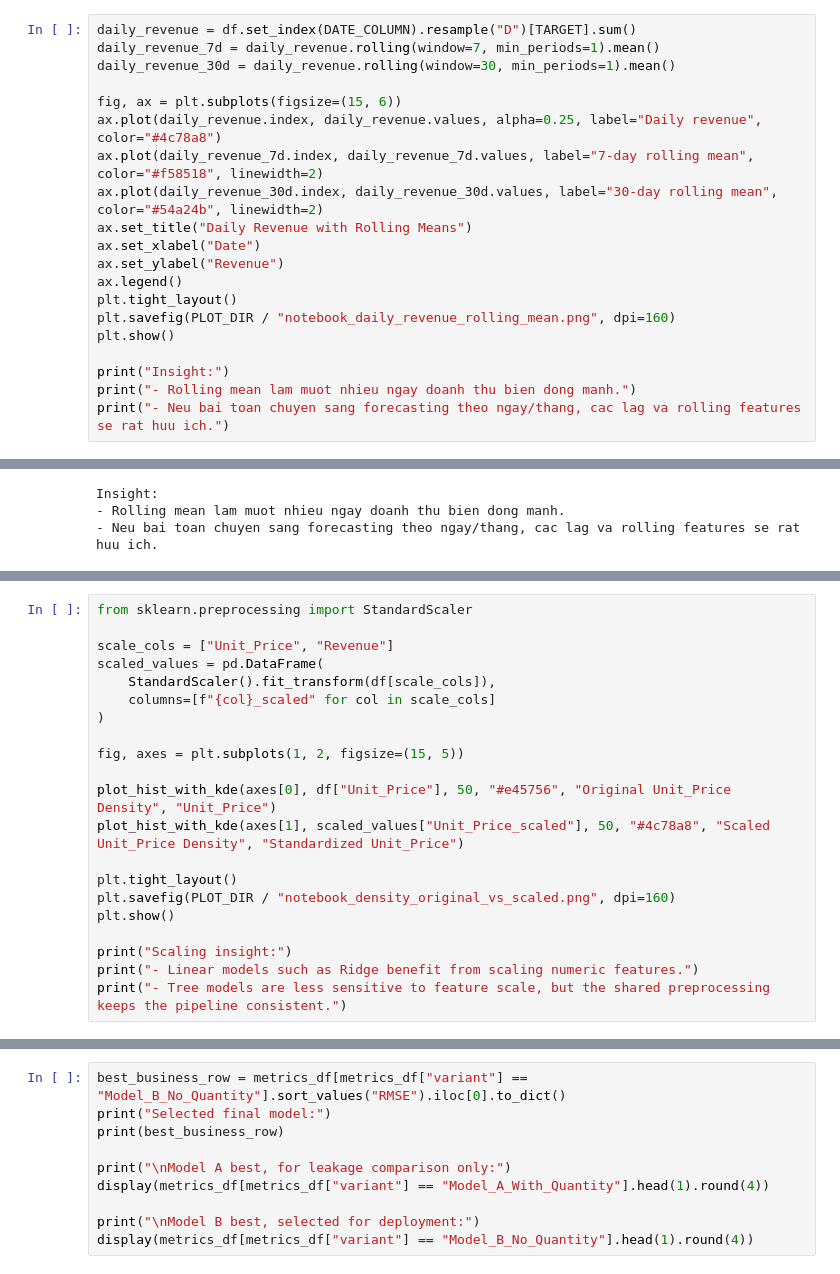
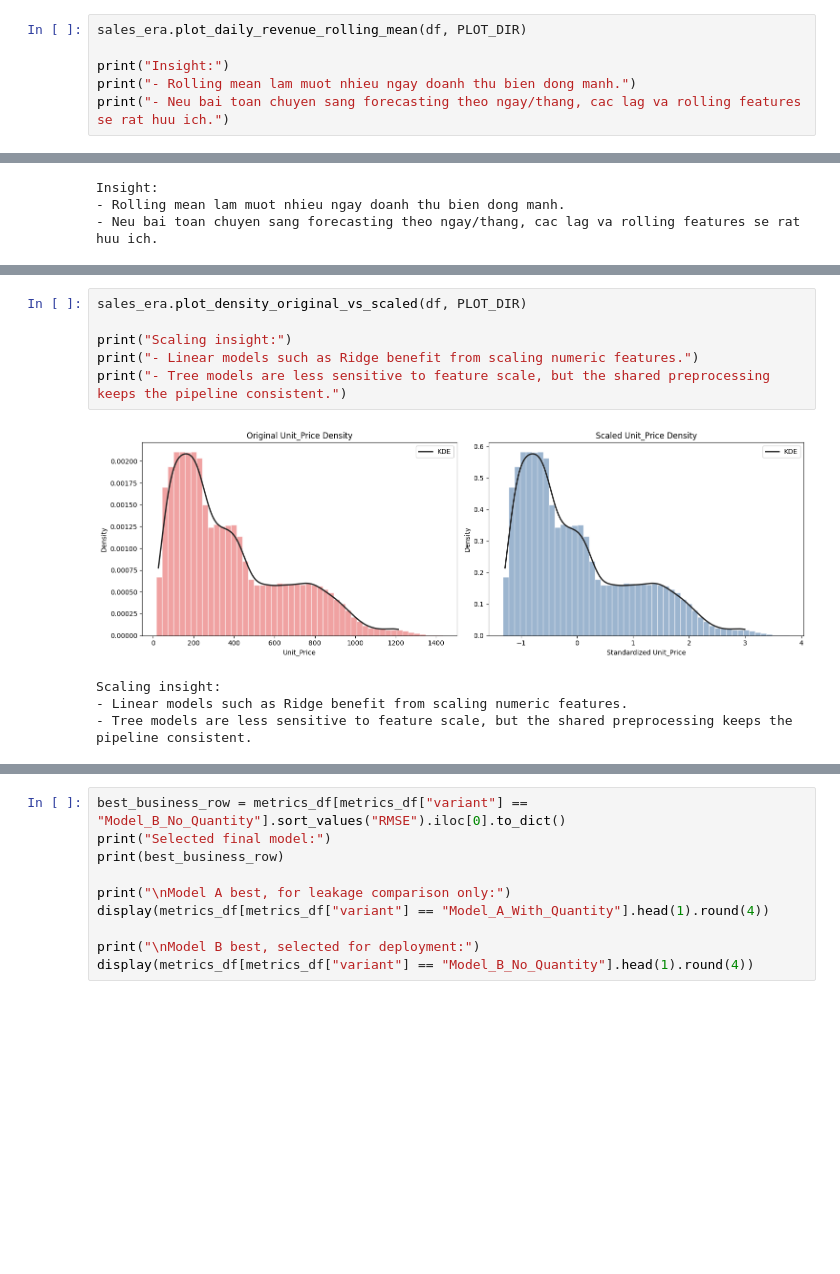
Before and after one commit to QuangManhAI/lab02-machine-learning, a Jupyter notebook: notebooks/product_sales_prediction_complete.ipynb, the cells around one changed output, grey strips where cells are left out. Drawn from its saved outputs; the diff is of its cells as text; blank space fills up the shorter version.

```diff
--- a/notebooks/product_sales_prediction_complete.ipynb
+++ b/notebooks/product_sales_prediction_complete.ipynb
@@ -538,21 +396,7 @@ plt.show()
 # %% [output]
 [figure]
 # %%
-daily_revenue = df.set_index(DATE_COLUMN).resample("D")[TARGET].sum()
-daily_revenue_7d = daily_revenue.rolling(window=7, min_periods=1).mean()
-daily_revenue_30d = daily_revenue.rolling(window=30, min_periods=1).mean()
-
-fig, ax = plt.subplots(figsize=(15, 6))
-ax.plot(daily_revenue.index, daily_revenue.values, alpha=0.25, label="Daily revenue", color="#4c78a8")
-ax.plot(daily_revenue_7d.index, daily_revenue_7d.values, label="7-day rolling mean", color="#f58518", linewidth=2)
-ax.plot(daily_revenue_30d.index, daily_revenue_30d.values, label="30-day rolling mean", color="#54a24b", linewidth=2)
-ax.set_title("Daily Revenue with Rolling Means")
-ax.set_xlabel("Date")
-ax.set_ylabel("Revenue")
-ax.legend()
-plt.tight_layout()
-plt.savefig(PLOT_DIR / "notebook_daily_revenue_rolling_mean.png", dpi=160)
-plt.show()
+sales_era.plot_daily_revenue_rolling_mean(df, PLOT_DIR)
 
 print("Insight:")
 print("- Rolling mean lam muot nhieu ngay doanh thu bien dong manh.")
@@ -639,21 +424,11 @@ plt.show()
 # %%
-from sklearn.preprocessing import StandardScaler
-
-scale_cols = ["Unit_Price", "Revenue"]
-scaled_values = pd.DataFrame(
-    StandardScaler().fit_transform(df[scale_cols]),
-    columns=[f"{col}_scaled" for col in scale_cols]
-)
-
-fig, axes = plt.subplots(1, 2, figsize=(15, 5))
-
-plot_hist_with_kde(axes[0], df["Unit_Price"], 50, "#e45756", "Original Unit_Price Density", "Unit_Price")
-plot_hist_with_kde(axes[1], scaled_values["Unit_Price_scaled"], 50, "#4c78a8", "Scaled Unit_Price Density", "Standardized Unit_Price")
-
-plt.tight_layout()
-plt.savefig(PLOT_DIR / "notebook_density_original_vs_scaled.png", dpi=160)
-plt.show()
+sales_era.plot_density_original_vs_scaled(df, PLOT_DIR)
 
 print("Scaling insight:")
 print("- Linear models such as Ridge benefit from scaling numeric features.")
 print("- Tree models are less sensitive to feature scale, but the shared preprocessing keeps the pipeline consistent.")
+# %% [output]
+[figure, added]
+Scaling insight:
+- Linear models such as Ridge benefit from scaling numeric features.
+- Tree models are less sensitive to feature scale, but the shared preprocessing keeps the pipeline consistent.
```
Also changed, not shown: parts of 46 cells of this notebook, 7 other files.
